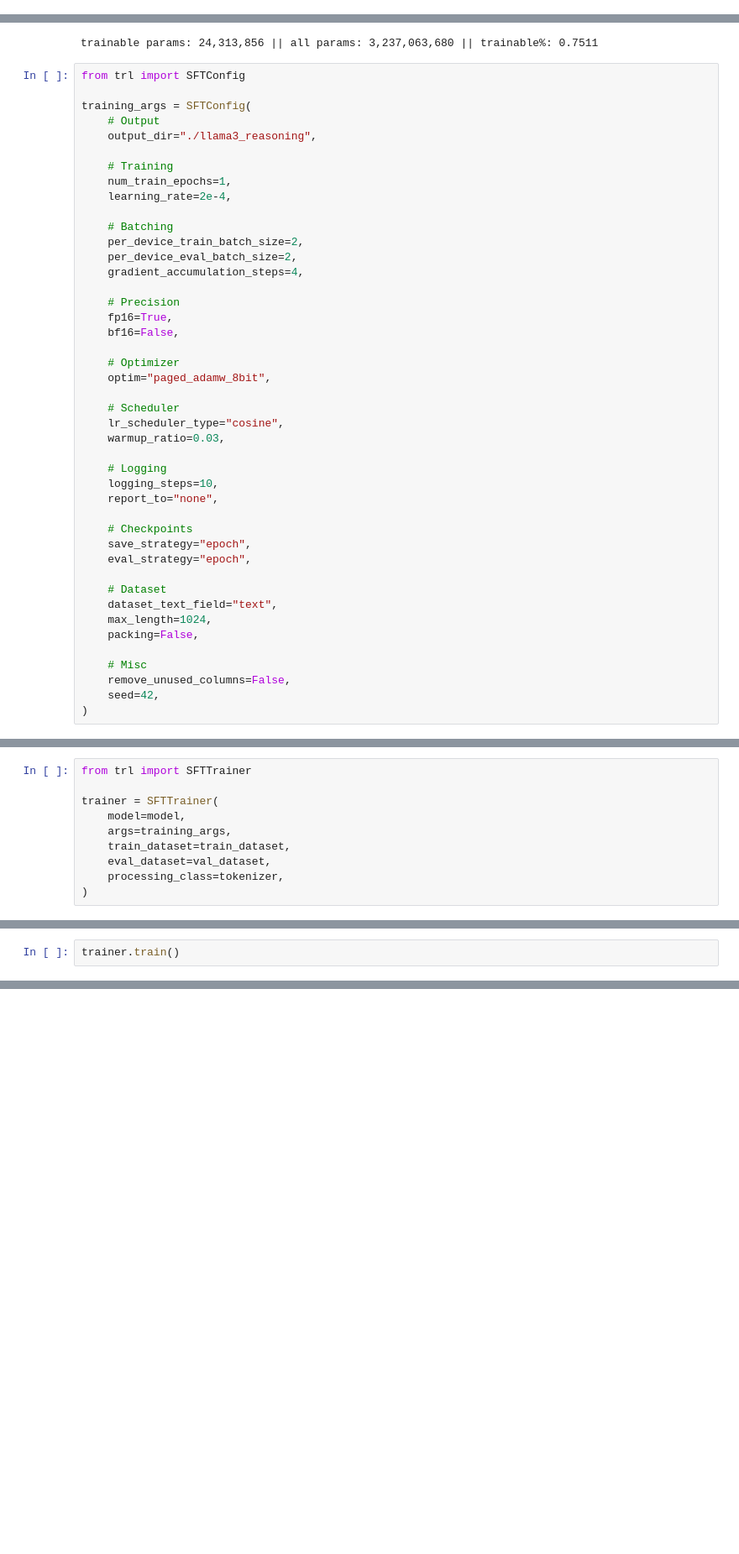
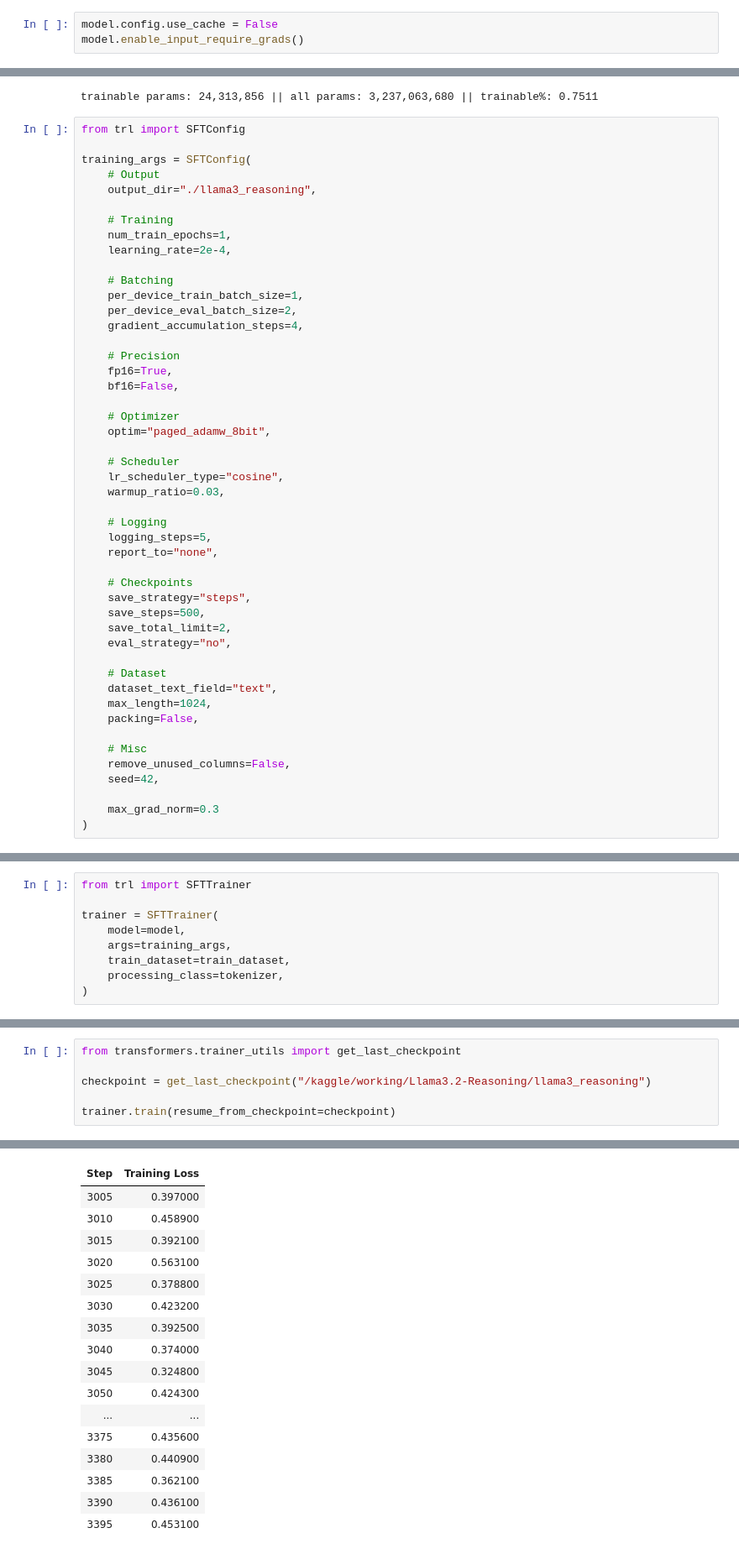
Before and after one commit to MR-just01/Llama3.2-Reasoning, a Jupyter notebook: notebooks/04_llama_lora_training.ipynb, the cells around one changed output, grey strips where cells are left out. Shown at 84% size. Drawn from its saved outputs; the diff is of its cells as text; blank space fills up the shorter version.

Commit message:
fine tuning of the llama using lora

```diff
--- a/notebooks/04_llama_lora_training.ipynb
+++ b/notebooks/04_llama_lora_training.ipynb
@@ -159,3 +182,6 @@ model = AutoModelForCausalLM.from_pretrained(
 )
+# %%
+model.config.use_cache = False
+model.enable_input_require_grads()
 # %% [markdown]
 # **k-bit training**
@@ -224,7 +255,7 @@ training_args = SFTConfig(
     learning_rate=2e-4,
 
     # Batching
-    per_device_train_batch_size=2,
+    per_device_train_batch_size=1,
     per_device_eval_batch_size=2,
     gradient_accumulation_steps=4,
 
@@ -240,12 +271,14 @@ training_args = SFTConfig(
     warmup_ratio=0.03,
 
     # Logging
-    logging_steps=10,
+    logging_steps=5,
     report_to="none",
 
     # Checkpoints
-    save_strategy="epoch",
-    eval_strategy="epoch",
+    save_strategy="steps",
+    save_steps=500,
+    save_total_limit=2,
+    eval_strategy="no",
 
     # Dataset
     dataset_text_field="text",
@@ -255,4 +288,6 @@ training_args = SFTConfig(
     # Misc
     remove_unused_columns=False,
     seed=42,
+
+    max_grad_norm=0.3
 )
@@ -265,6 +298,5 @@ trainer = SFTTrainer(
     model=model,
     args=training_args,
     train_dataset=train_dataset,
-    eval_dataset=val_dataset,
     processing_class=tokenizer,
 )
@@ -318,5 +357,3 @@ min         80.000000
 max        857.000000
 Name: text, dtype: float64
 Maximum Tokens: 857
-# %%
-trainer.train()
@@ -329,0 +454,7 @@ print(torch.cuda.device_count())
+# %%
+from transformers.trainer_utils import get_last_checkpoint
+
+checkpoint = get_last_checkpoint("/kaggle/working/Llama3.2-Reasoning/llama3_reasoning")
+
+trainer.train(resume_from_checkpoint=checkpoint)
+# %% [output]
@@ -329,0 +462,17 @@ print(torch.cuda.device_count())
+| Step | Training Loss |
+| 3005 | 0.397000 |
+| 3010 | 0.458900 |
+| 3015 | 0.392100 |
+| 3020 | 0.563100 |
+| 3025 | 0.378800 |
+| 3030 | 0.423200 |
+| 3035 | 0.392500 |
+| 3040 | 0.374000 |
+| 3045 | 0.324800 |
+| 3050 | 0.424300 |
+| ... | ... |
+| 3375 | 0.435600 |
+| 3380 | 0.440900 |
+| 3385 | 0.362100 |
+| 3390 | 0.436100 |
+| 3395 | 0.453100 |
```
Also changed, not shown: parts of 36 cells of this notebook.
